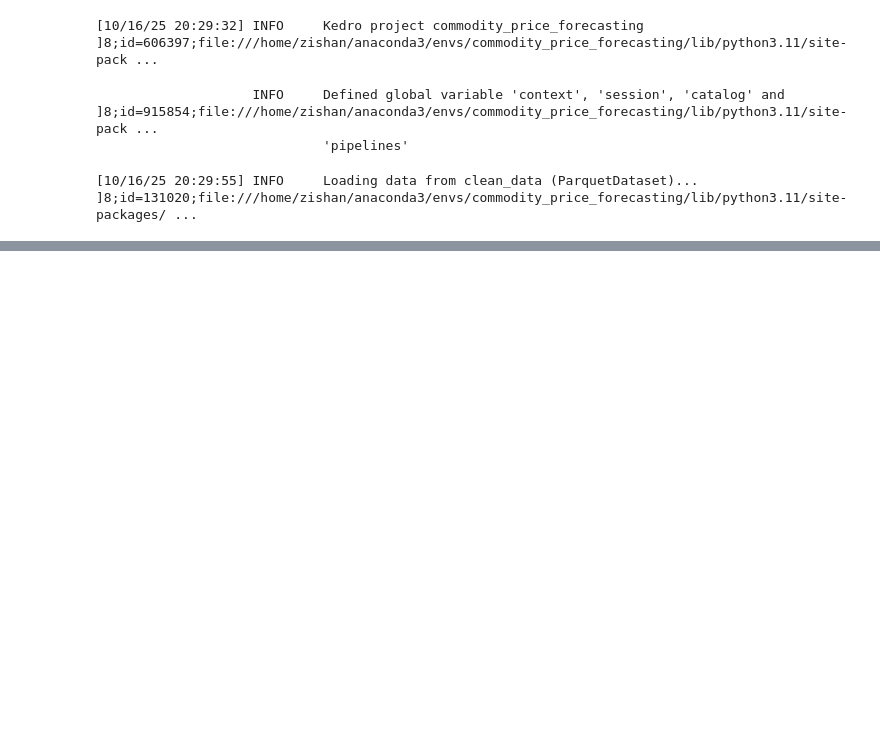
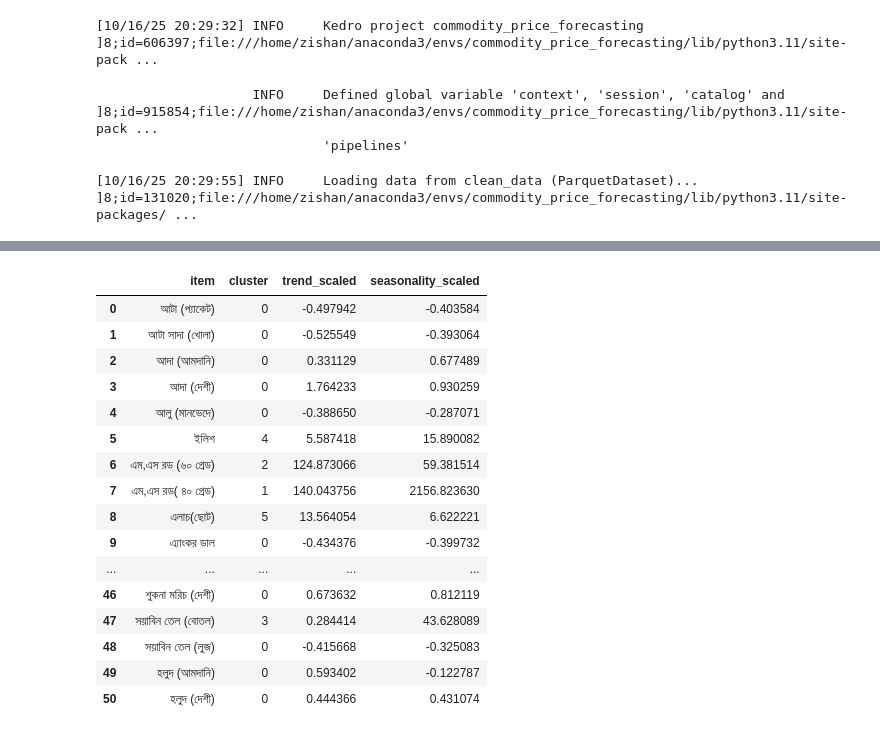
Before and after one commit to zishan044/commodity_price_forecasting, a Jupyter notebook: notebooks/feature_engineering.ipynb, the cells around one changed output, grey strips where cells are left out. Drawn from its saved outputs; the diff is of its cells as text; code cells hidden in the pictures; blank space fills up the shorter version.

Commit message:
found important feature via treand and seasonality decomposition

```diff
--- a/notebooks/feature_engineering.ipynb
+++ b/notebooks/feature_engineering.ipynb
@@ -194,0 +38,27 @@ AttributeError: 'tuple' object has no attribute 'items'
+# %%
+def get_seasonal_stats(item_name):
+    item_data = df[df['item'] == item_name].copy().sort_values('date')
+    item_data.set_index('date', inplace=True)
+    price_series = item_data['high_price']
+    result = seasonal_decompose(price_series, model='additive', period=7)
+    return {
+        'item': item_name,
+        'trend_strength': result.trend.std(),
+        'seasonality_strength': result.seasonal.std(),
+        'residual_strength': result.resid.std()
+    }
+
+stats_list = [get_seasonal_stats(item) for item in df['item'].unique()]
+stats_df = pd.DataFrame(stats_list)
+
+scaler = RobustScaler()
+X_scaled = scaler.fit_transform(stats_df[['trend_strength', 'seasonality_strength']])
+
+kmeans = KMeans(n_clusters=6, random_state=42)
+stats_df['cluster'] = kmeans.fit_predict(X_scaled)
+
+stats_df = stats_df[['item', 'cluster']]
+stats_df[['trend_scaled', 'seasonality_scaled']] = X_scaled
+# %%
+stats_df
+# %% [output]
@@ -194,0 +66,17 @@ AttributeError: 'tuple' object has no attribute 'items'
+|  | item | cluster | trend_scaled | seasonality_scaled |
+| 0 | আটা (প্যাকেট) | 0 | -0.497942 | -0.403584 |
+| 1 | আটা সাদা (খোলা) | 0 | -0.525549 | -0.393064 |
+| 2 | আদা (আমদানি) | 0 | 0.331129 | 0.677489 |
+| 3 | আদা (দেশী) | 0 | 1.764233 | 0.930259 |
+| 4 | আলু (মানভেদে) | 0 | -0.388650 | -0.287071 |
+| 5 | ইলিশ | 4 | 5.587418 | 15.890082 |
+| 6 | এম,এস রড (৬০ গ্রেড) | 2 | 124.873066 | 59.381514 |
+| 7 | এম,এস রড( ৪০ গ্রেড) | 1 | 140.043756 | 2156.823630 |
+| 8 | এলাচ(ছোট) | 5 | 13.564054 | 6.622221 |
+| 9 | এ্যাংকর ডাল | 0 | -0.434376 | -0.399732 |
+| ... | ... | ... | ... | ... |
+| 46 | শুকনা মরিচ (দেশী) | 0 | 0.673632 | 0.812119 |
+| 47 | সয়াবিন তেল (বোতল) | 3 | 0.284414 | 43.628089 |
+| 48 | সয়াবিন তেল (লুজ) | 0 | -0.415668 | -0.325083 |
+| 49 | হলুদ (আমদানি) | 0 | 0.593402 | -0.122787 |
+| 50 | হলুদ (দেশী) | 0 | 0.444366 | 0.431074 |
```
Also changed, not shown: parts of 7 cells of this notebook.
